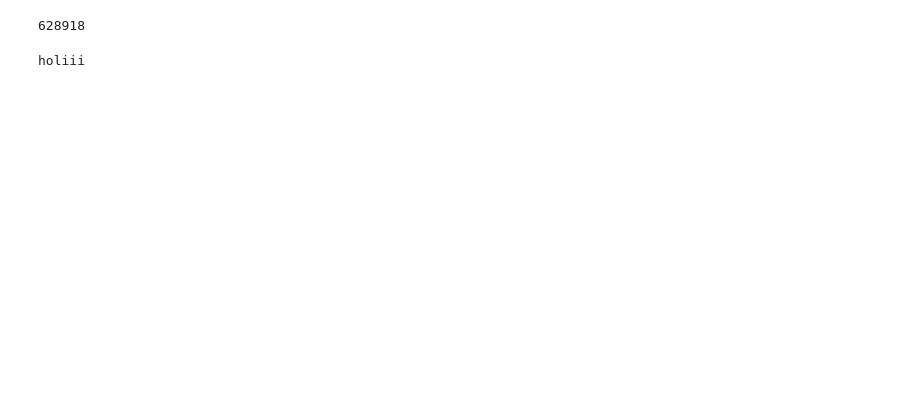
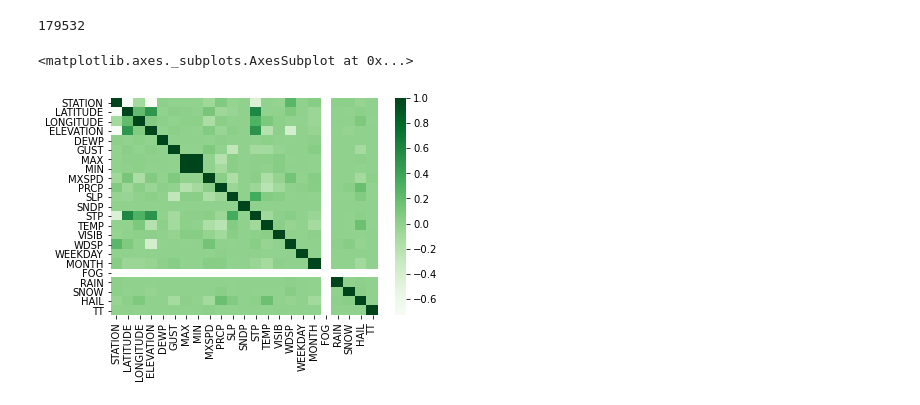
Before and after one commit to nekomaruh/data_science, a Jupyter notebook: NOAA GSOD/proyecto_lluvias.ipynb, the cells around one changed output. Saved outputs shown, nothing was run; the diff lists cells and outputs as text; code cells hidden in the pictures; blank space fills up the shorter version.

```diff
--- a/NOAA GSOD/proyecto_lluvias.ipynb
+++ b/NOAA GSOD/proyecto_lluvias.ipynb
@@ -26,0 +9,18 @@ df
+# %%
+df = pd.read_csv("compiled_raw_y.csv")
+df = df.drop(columns=['Y','Y+1','Y+2','Y+3','Y+4','Y+5','Y+6','Y+7'])
+df = df[df['FRSHTT'] != 0]
+""" df["FRSHTT"]=str(df["FRSHTT"])
+df = df[df['FRSHTT'].str.len() != 5] """
+
+df = df[df['FRSHTT'].apply(lambda x: len(str(x)) == 5)]
+
+df['FOG'] = df.FRSHTT.apply(lambda x: int(str(x)[0]))
+df['RAIN'] = df.FRSHTT.apply(lambda x: int(str(x)[1]))
+df['SNOW'] = df.FRSHTT.apply(lambda x: int(str(x)[2]))
+df['HAIL'] = df.FRSHTT.apply(lambda x: int(str(x)[3]))
+df['TT'] = df.FRSHTT.apply(lambda x: int(str(x)[4]))
+
+df = df.drop(columns=['FRSHTT'])
+df.reset_index(drop=True, inplace=True)
+df.head()
@@ -28,8 +36,9 @@ df
 cant_datos = df['NAME'].count()
 cant_datos
 # %% [output]
-628918
+179532
-# %%
-print("holiii")
-# %% [output]
-holiii
+# %%
+sns.heatmap(df.corr(), cmap="Greens", xticklabels=True, yticklabels=True)
+# %% [output]
+<matplotlib.axes._subplots.AxesSubplot at 0x...>
+[figure, added]
```
Also changed, not shown: parts of 5 cells of this notebook.
